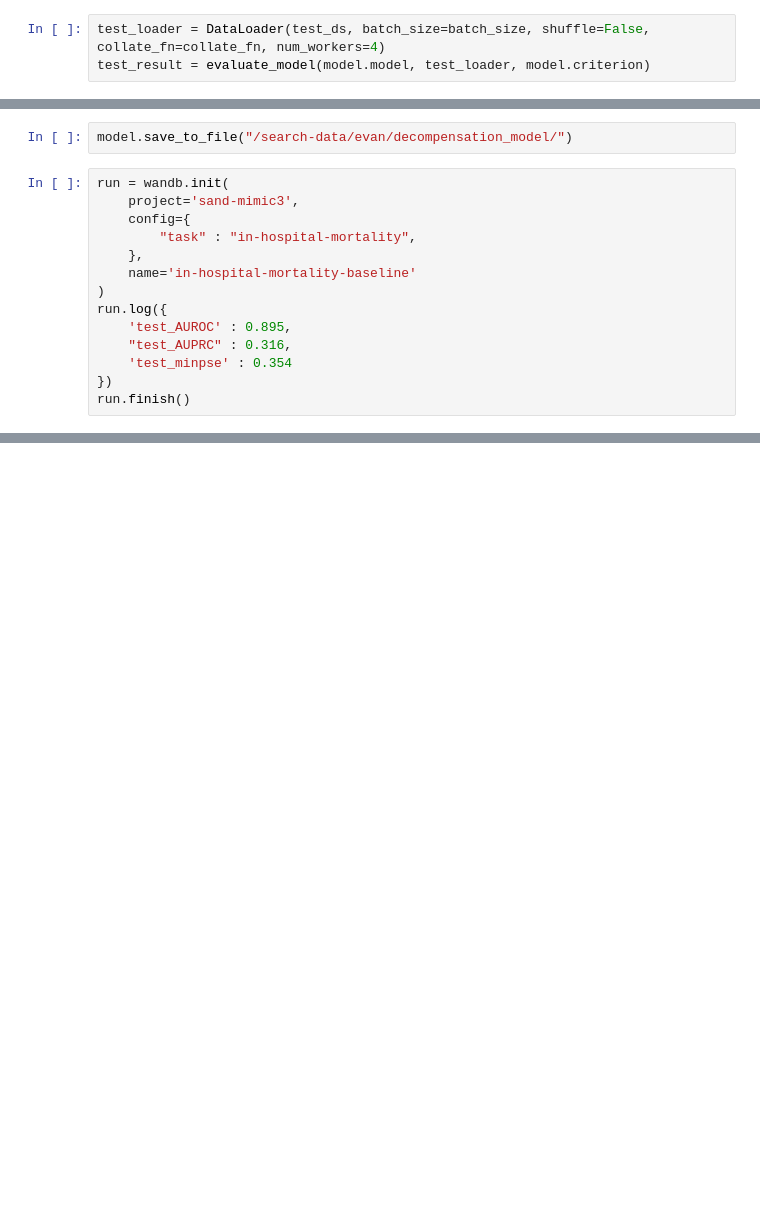
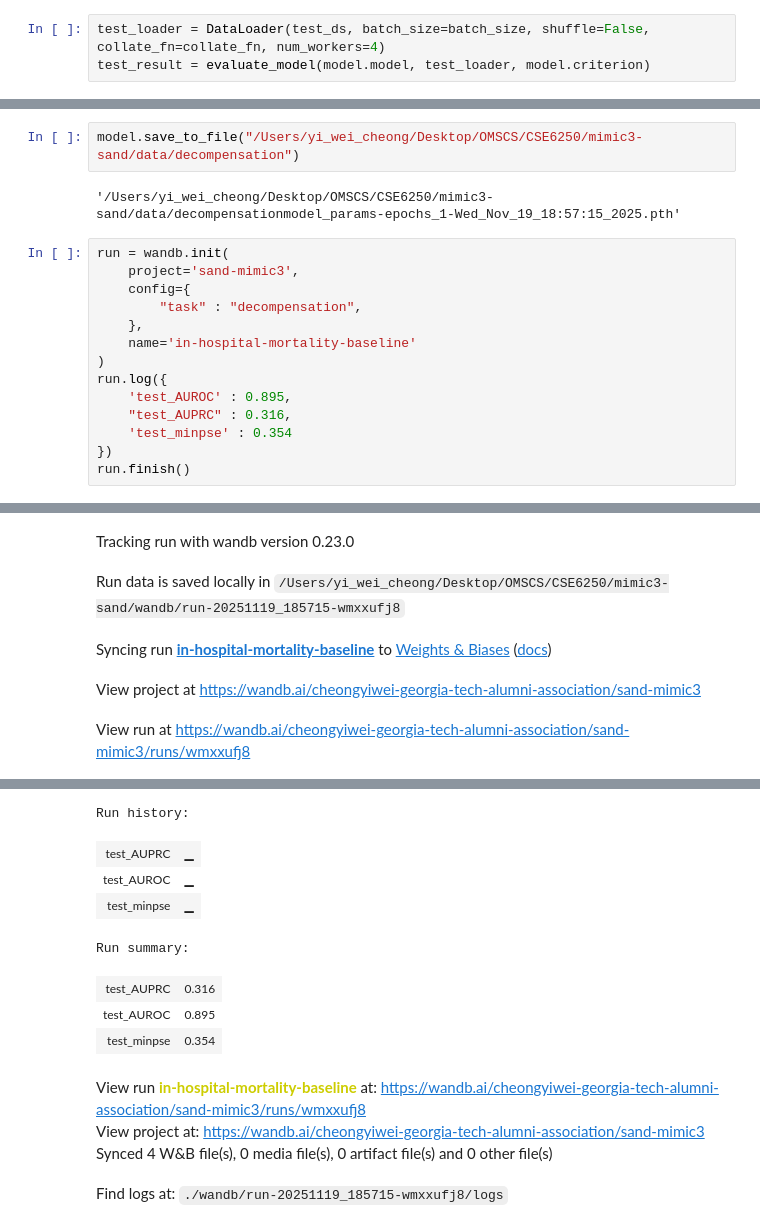
Before and after one commit to yiwei97/mimic3-sand, a Jupyter notebook: mimic3models/decompensation/run_sand_decompensation_ablation_e2e.ipynb, the cells around one changed output, grey strips where cells are left out. Drawn from its saved outputs; the diff is of its cells as text; blank space fills up the shorter version.

Commit message:
Decompensation ablation E2E

```diff
--- a/mimic3models/decompensation/run_sand_decompensation_ablation_e2e.ipynb
+++ b/mimic3models/decompensation/run_sand_decompensation_ablation_e2e.ipynb
@@ -660,10 +657,12 @@ model.run.finish()
 # %%
-model.save_to_file("/search-data/evan/decompensation_model/")
+model.save_to_file("/Users/yi_wei_cheong/Desktop/OMSCS/CSE6250/mimic3-sand/data/decompensation")
+# %% [output]
+'/Users/yi_wei_cheong/Desktop/OMSCS/CSE6250/mimic3-sand/data/decompensationmodel_params-epochs_1-Wed_Nov_19_18:57:15_2025.pth'
 # %%
 run = wandb.init(
     project='sand-mimic3',
     config={
-        "task" : "in-hospital-mortality",
+        "task" : "decompensation",
     },
     name='in-hospital-mortality-baseline'
 )
@@ -673,3 +672,4 @@ run.log({
     'test_minpse' : 0.354
 })
 run.finish()
+# %% [output]
@@ -675,0 +677,5 @@ run.finish()
+Tracking run with wandb version 0.23.0
+Run data is saved locally in /Users/yi_wei_cheong/Desktop/OMSCS/CSE6250/mimic3-sand/wandb/run-20251119_185715-wmxxufj8
+Syncing run in-hospital-mortality-baseline to Weights & Biases (docs)
+View project at https://wandb.ai/cheongyiwei-georgia-tech-alumni-association/sand-mimic3
+View run at https://wandb.ai/cheongyiwei-georgia-tech-alumni-association/sand-mimic3/runs/wmxxufj8
@@ -675,0 +683,12 @@ run.finish()
+Run history:
+| test_AUPRC | ▁ |
+| test_AUROC | ▁ |
+| test_minpse | ▁ |
+Run summary:
+| test_AUPRC | 0.316 |
+| test_AUROC | 0.895 |
+| test_minpse | 0.354 |
+View run in-hospital-mortality-baseline at: https://wandb.ai/cheongyiwei-georgia-tech-alumni-association/sand-mimic3/runs/wmxxufj8
+View project at: https://wandb.ai/cheongyiwei-georgia-tech-alumni-association/sand-mimic3
+Synced 4 W&B file(s), 0 media file(s), 0 artifact file(s) and 0 other file(s)
+Find logs at: ./wandb/run-20251119_185715-wmxxufj8/logs
```
Also changed, not shown: parts of 8 cells of this notebook.
